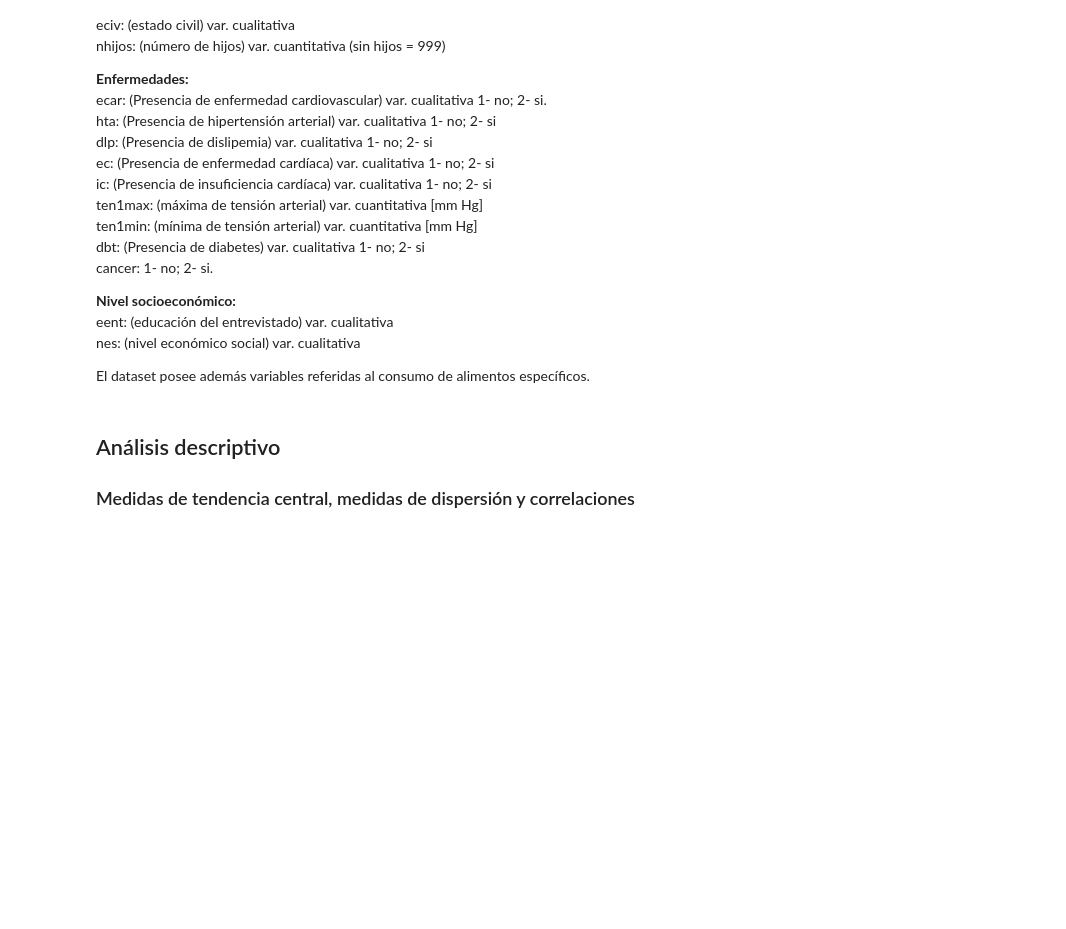
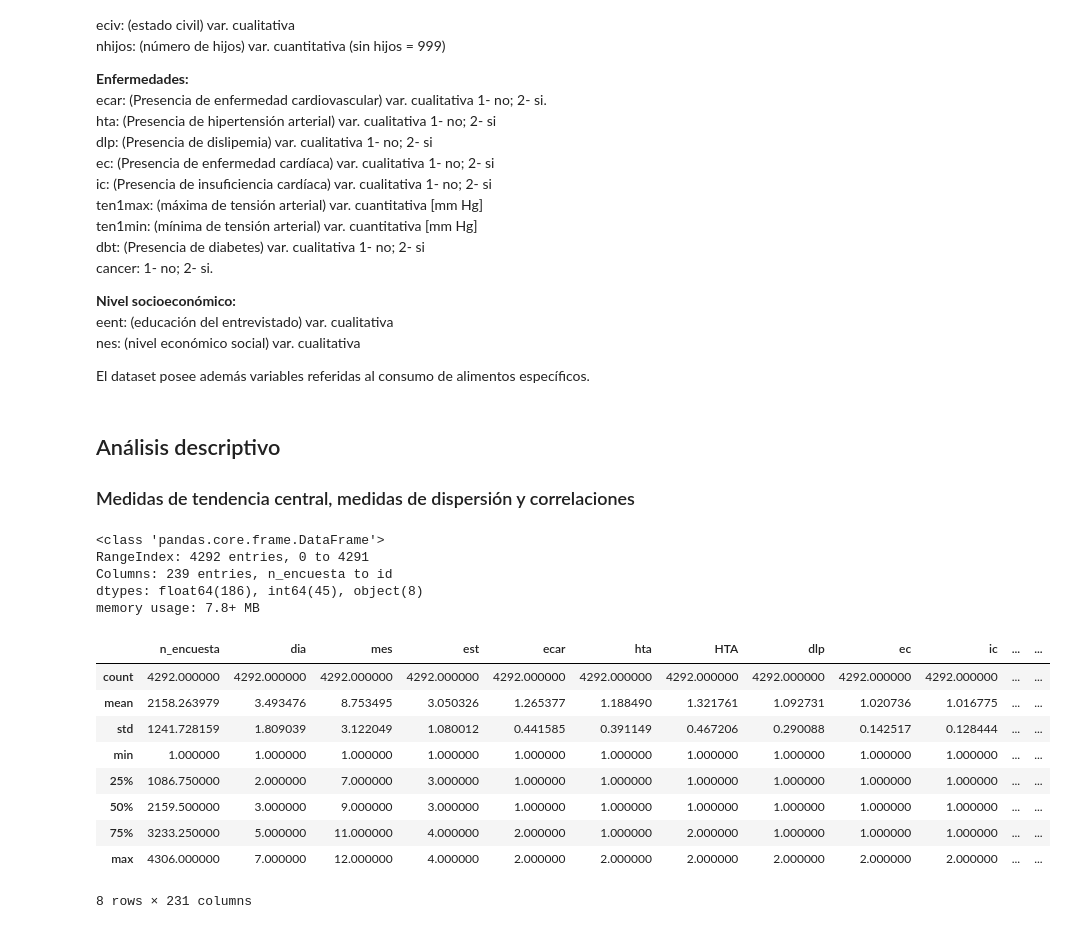
Before and after one commit to cabreonictor/Ciencia-de-Datos-y-Optimizacion-de-Modelos, a Jupyter notebook: notebook/Proyecto_Ciencia_de_Datos_y_Optimización_de_Modelos.ipynb, the cells around one changed output. Drawn from its saved outputs; the diff is of its cells as text; code cells hidden in the pictures; blank space fills up the shorter version.

```diff
--- a/notebook/Proyecto_Ciencia_de_Datos_y_Optimización_de_Modelos.ipynb
+++ b/notebook/Proyecto_Ciencia_de_Datos_y_Optimización_de_Modelos.ipynb
@@ -94,3 +94,28 @@ El dataset posee además variables referidas al consumo de alimentos específico
 # %% [markdown]
 ## Análisis descriptivo
 ### Medidas de tendencia central, medidas de dispersión y correlaciones
+# %%
+# INFO DEL DATASET:
+
+df.info()
+# %% [output]
+<class 'pandas.core.frame.DataFrame'>
+RangeIndex: 4292 entries, 0 to 4291
+Columns: 239 entries, n_encuesta to id
+dtypes: float64(186), int64(45), object(8)
+memory usage: 7.8+ MB
+# %%
+# MEDIDAS DE TENDENCIA CENTRAL Y DE DISPERSIÓN:
+
+df.describe()
+# %% [output]
+|  | n_encuesta | dia | mes | est | ecar | hta | HTA | dlp | ec | ic | ... | ... |
+| count | 4292.000000 | 4292.000000 | 4292.000000 | 4292.000000 | 4292.000000 | 4292.000000 | 4292.000000 | 4292.000000 | 4292.000000 | 4292.000000 | ... | ... |
+| mean | 2158.263979 | 3.493476 | 8.753495 | 3.050326 | 1.265377 | 1.188490 | 1.321761 | 1.092731 | 1.020736 | 1.016775 | ... | ... |
+| std | 1241.728159 | 1.809039 | 3.122049 | 1.080012 | 0.441585 | 0.391149 | 0.467206 | 0.290088 | 0.142517 | 0.128444 | ... | ... |
+| min | 1.000000 | 1.000000 | 1.000000 | 1.000000 | 1.000000 | 1.000000 | 1.000000 | 1.000000 | 1.000000 | 1.000000 | ... | ... |
+| 25% | 1086.750000 | 2.000000 | 7.000000 | 3.000000 | 1.000000 | 1.000000 | 1.000000 | 1.000000 | 1.000000 | 1.000000 | ... | ... |
+| 50% | 2159.500000 | 3.000000 | 9.000000 | 3.000000 | 1.000000 | 1.000000 | 1.000000 | 1.000000 | 1.000000 | 1.000000 | ... | ... |
+| 75% | 3233.250000 | 5.000000 | 11.000000 | 4.000000 | 2.000000 | 1.000000 | 2.000000 | 1.000000 | 1.000000 | 1.000000 | ... | ... |
+| max | 4306.000000 | 7.000000 | 12.000000 | 4.000000 | 2.000000 | 2.000000 | 2.000000 | 2.000000 | 2.000000 | 2.000000 | ... | ... |
+8 rows × 231 columns
```
Also changed, not shown: parts of 2 cells of this notebook.
